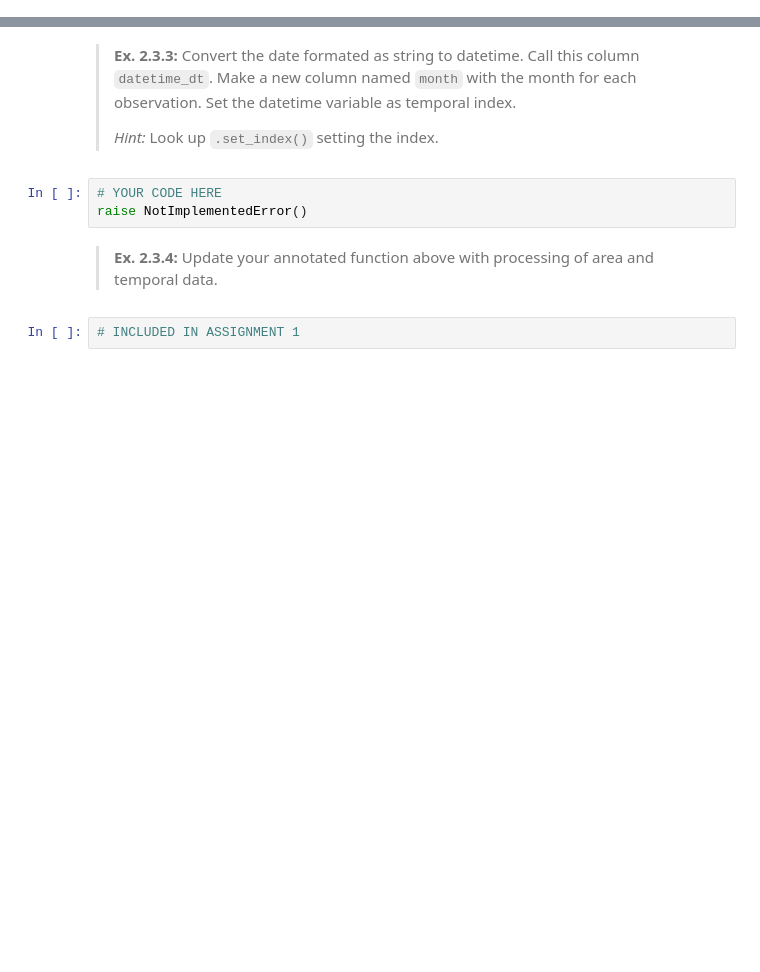
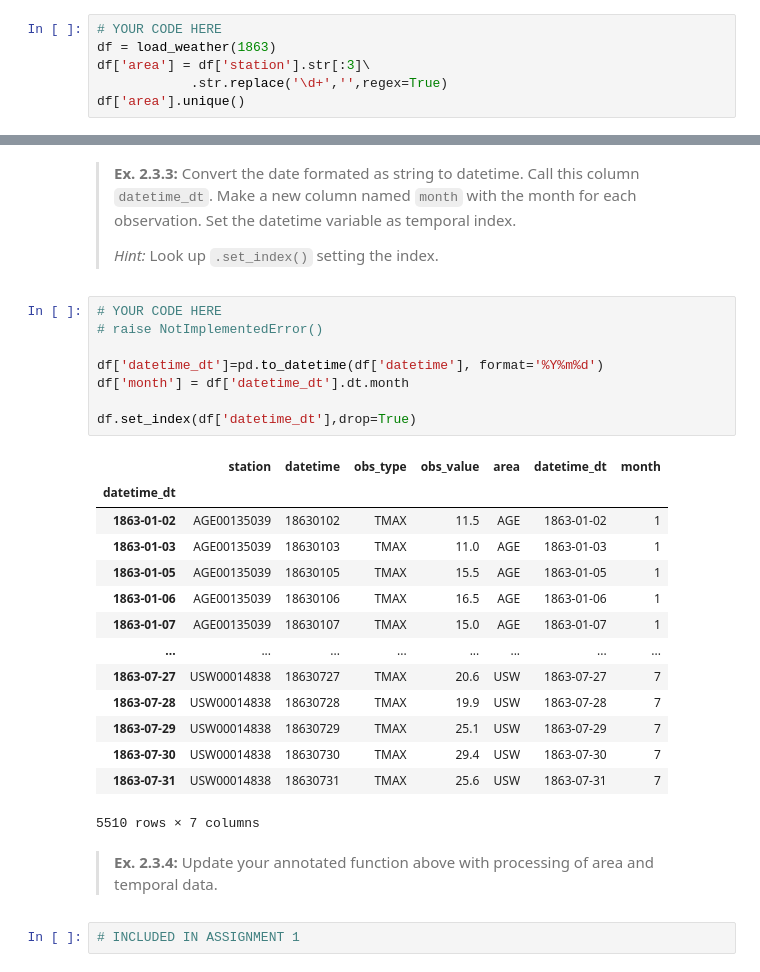
Before and after one commit to Kelvin-xing/isds2023, a Jupyter notebook: teaching_materials/module_2/module_2_exercises_ans.ipynb, the cells around one changed output, grey strips where cells are left out. Cells and saved outputs as stored; diff of their text form; blank space fills up the shorter version.

```diff
--- a/teaching_materials/module_2/module_2_exercises_ans.ipynb
+++ b/teaching_materials/module_2/module_2_exercises_ans.ipynb
@@ -268,0 +363,6 @@ raise NotImplementedError()
+# %%
+# YOUR CODE HERE
+df = load_weather(1863)
+df['area'] = df['station'].str[:3]\
+            .str.replace('\d+','',regex=True)
+df['area'].unique()
@@ -293,9 +400,29 @@ YouTubeVideo('wrLAYxAGZIY', width=640, height=360)
 > **Ex. 2.3.3:** Convert the date formated as string to datetime. Call this column `datetime_dt`. Make a new column named `month` with the month for each observation. Set the datetime variable as temporal index.
 >
 > *Hint:* Look up `.set_index()` setting the index.
-# %%
-# YOUR CODE HERE
-raise NotImplementedError()
+# %%
+# YOUR CODE HERE
+# raise NotImplementedError()
+
+df['datetime_dt']=pd.to_datetime(df['datetime'], format='%Y%m%d')
+df['month'] = df['datetime_dt'].dt.month
+
+df.set_index(df['datetime_dt'],drop=True)
+# %% [output]
+|  | station | datetime | obs_type | obs_value | area | datetime_dt | month |
+| datetime_dt |  |  |  |  |  |  |  |
+| 1863-01-02 | AGE00135039 | 18630102 | TMAX | 11.5 | AGE | 1863-01-02 | 1 |
+| 1863-01-03 | AGE00135039 | 18630103 | TMAX | 11.0 | AGE | 1863-01-03 | 1 |
+| 1863-01-05 | AGE00135039 | 18630105 | TMAX | 15.5 | AGE | 1863-01-05 | 1 |
+| 1863-01-06 | AGE00135039 | 18630106 | TMAX | 16.5 | AGE | 1863-01-06 | 1 |
+| 1863-01-07 | AGE00135039 | 18630107 | TMAX | 15.0 | AGE | 1863-01-07 | 1 |
+| ... | ... | ... | ... | ... | ... | ... | ... |
+| 1863-07-27 | USW00014838 | 18630727 | TMAX | 20.6 | USW | 1863-07-27 | 7 |
+| 1863-07-28 | USW00014838 | 18630728 | TMAX | 19.9 | USW | 1863-07-28 | 7 |
+| 1863-07-29 | USW00014838 | 18630729 | TMAX | 25.1 | USW | 1863-07-29 | 7 |
+| 1863-07-30 | USW00014838 | 18630730 | TMAX | 29.4 | USW | 1863-07-30 | 7 |
+| 1863-07-31 | USW00014838 | 18630731 | TMAX | 25.6 | USW | 1863-07-31 | 7 |
+5510 rows × 7 columns
 # %% [markdown]
 > **Ex. 2.3.4:** Update your annotated function above with processing of area and temporal data.
 # %%
```
Also changed, not shown: parts of 24 cells of this notebook, 3 other files.
